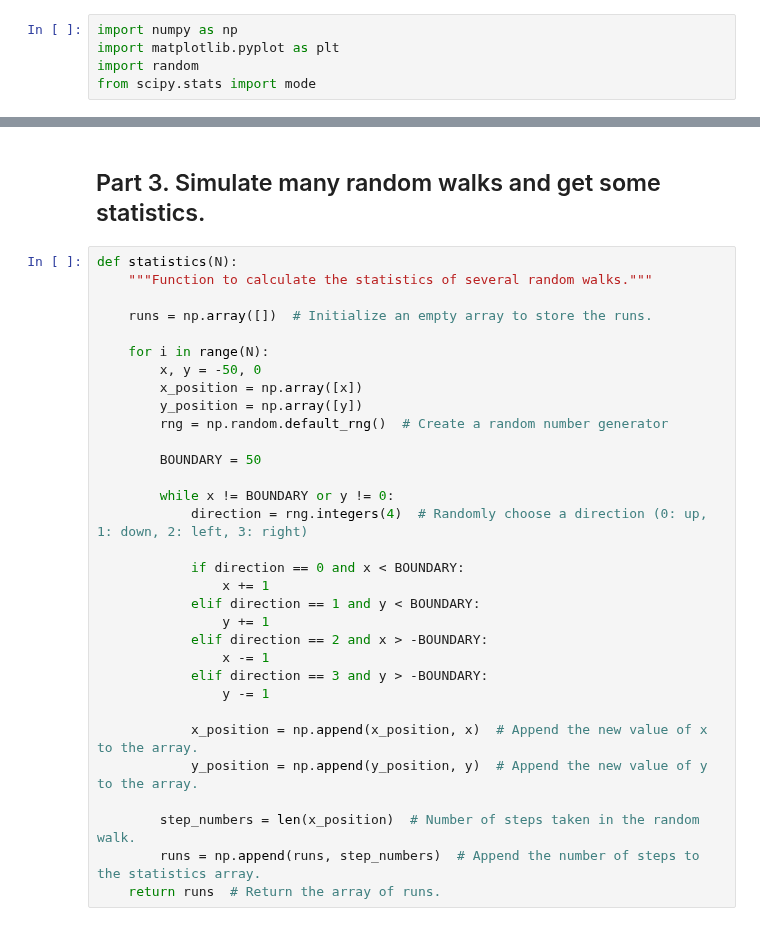
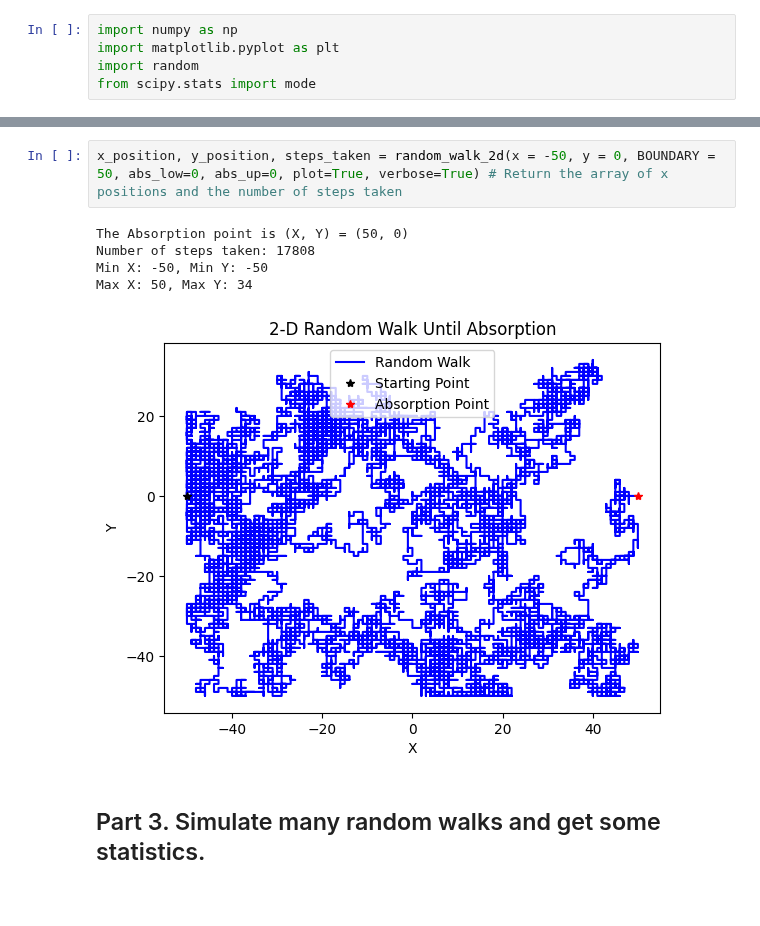
Before and after one commit to ian0671/Brownian-Motion, a Jupyter notebook: Brownian Motion.ipynb, the cells around one changed output, grey strips where cells are left out. Drawn from its saved outputs; the diff is of its cells as text; blank space fills up the shorter version.

```diff
--- a/Brownian Motion.ipynb
+++ b/Brownian Motion.ipynb
@@ -106,34 +108,10 @@ Max X: 50, Max Y: 50
+# %%
+x_position, y_position, steps_taken = random_walk_2d(x = -50, y = 0, BOUNDARY = 50, abs_low=0, abs_up=0, plot=True, verbose=True) # Return the array of x positions and the number of steps taken
+# %% [output]
+The Absorption point is (X, Y) = (50, 0)
+Number of steps taken: 17808
+Min X: -50, Min Y: -50
+Max X: 50, Max Y: 34
+[figure, added]
 # %% [markdown]
 ## Part 3. Simulate many random walks and get some statistics.
-# %%
-def statistics(N):
-    """Function to calculate the statistics of several random walks."""
-
-    runs = np.array([])  # Initialize an empty array to store the runs.
-
-    for i in range(N):
-        x, y = -50, 0
-        x_position = np.array([x])
-        y_position = np.array([y])
-        rng = np.random.default_rng()  # Create a random number generator
-
-        BOUNDARY = 50
-
-        while x != BOUNDARY or y != 0:
-            direction = rng.integers(4)  # Randomly choose a direction (0: up, 1: down, 2: left, 3: right)
-
-            if direction == 0 and x < BOUNDARY:
-                x += 1
-            elif direction == 1 and y < BOUNDARY:
-                y += 1
-            elif direction == 2 and x > -BOUNDARY:
-                x -= 1
-            elif direction == 3 and y > -BOUNDARY:
-                y -= 1
-
-            x_position = np.append(x_position, x)  # Append the new value of x to the array.
-            y_position = np.append(y_position, y)  # Append the new value of y to the array.
-
-        step_numbers = len(x_position)  # Number of steps taken in the random walk.
-        runs = np.append(runs, step_numbers)  # Append the number of steps to the statistics array.
-    return runs  # Return the array of runs.
```
Also changed, not shown: parts of 19 cells of this notebook.
